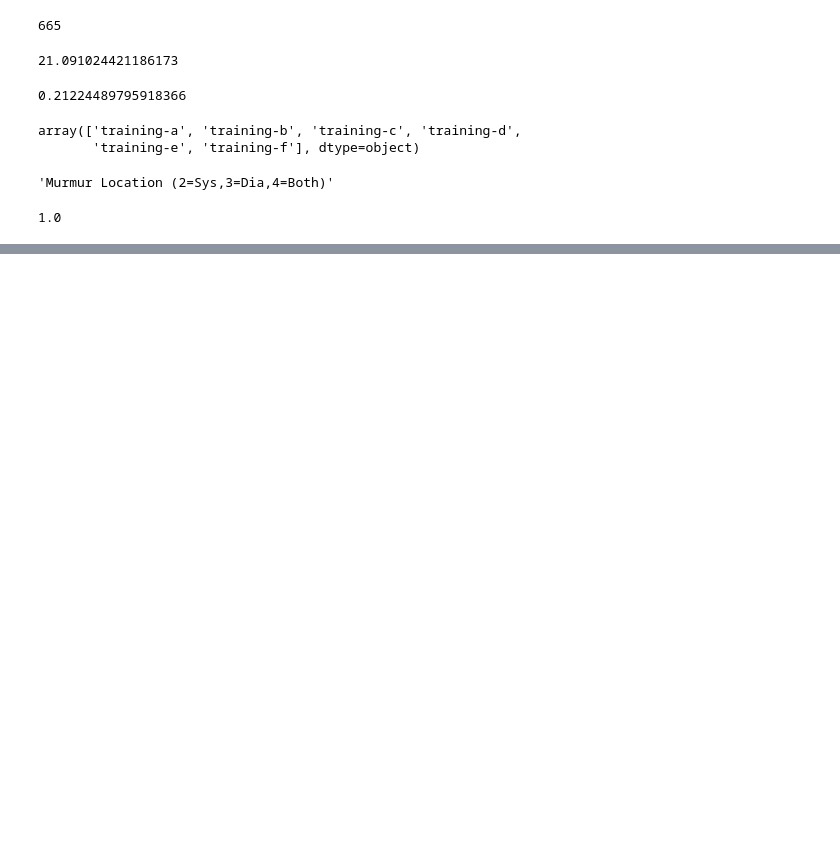
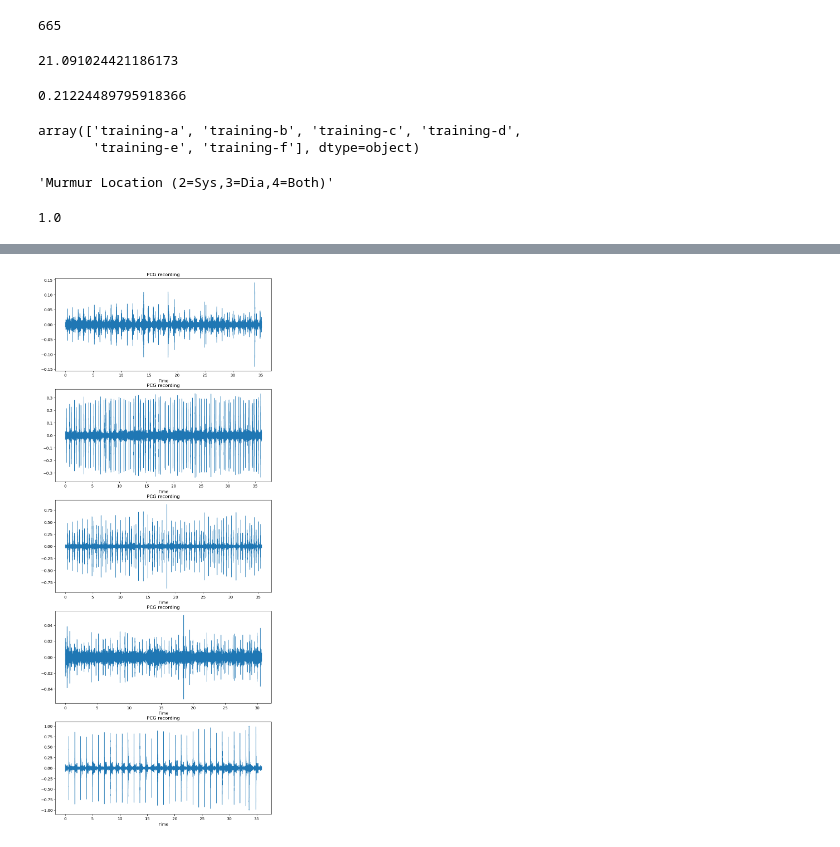
Before and after one commit to Rice-MECE-Capstone-Projects/Heart---Spring-2025, a Jupyter notebook: emmanuel-zerefa/physionet-exploration.ipynb, the cells around one changed output, grey strips where cells are left out. Drawn from its saved outputs; the diff is of its cells as text; code cells hidden in the pictures; blank space fills up the shorter version.

```diff
--- a/emmanuel-zerefa/physionet-exploration.ipynb
+++ b/emmanuel-zerefa/physionet-exploration.ipynb
@@ -91,0 +98,3 @@ np.sum(murmur_present[normal_str]==1)/np.sum(murmur_present[normal_str]!=0)
+# %%
+normal_recordings = physio16_data[~murmur_locs] # any of these
+normal_recordings.reset_index()
@@ -91,0 +171,21 @@ np.sum(murmur_present[normal_str]==1)/np.sum(murmur_present[normal_str]!=0)
+# %%
+# Plotting with scipy
+how_many_to_show=5
+what_idx_to_start =40
+fig, ax = plt.subplots(nrows=how_many_to_show, figsize=(10, 5*how_many_to_show))
+
+for rowidx,row in normal_recordings.iterrows():
+  if what_idx_to_start<=rowidx<what_idx_to_start+how_many_to_show:
+    relidx = rowidx-what_idx_to_start
+    fname = normal_recordings.iloc[rowidx]['Challenge record name']
+    subdir =  normal_recordings.iloc[rowidx]['Database']
+    fpath = physio16_path+f'/{subdir}/{fname}.wav'
+    data, sr = load_from_filepath(fpath)
+    ax[relidx].set(title='PCG recording')
+    #ax[1].set(title='PCG+Noise')
+    librosa.display.waveshow(data,sr=sr,ax=ax[relidx])
+    #librosa.display.waveshow(composite,sr=target_freq,ax=ax[1])
+# these generally look much better.
+# thinking about what examples can be used...
+# %% [output]
+[figure, added]
```
Also changed, not shown: parts of 12 cells of this notebook, 1 other file.
